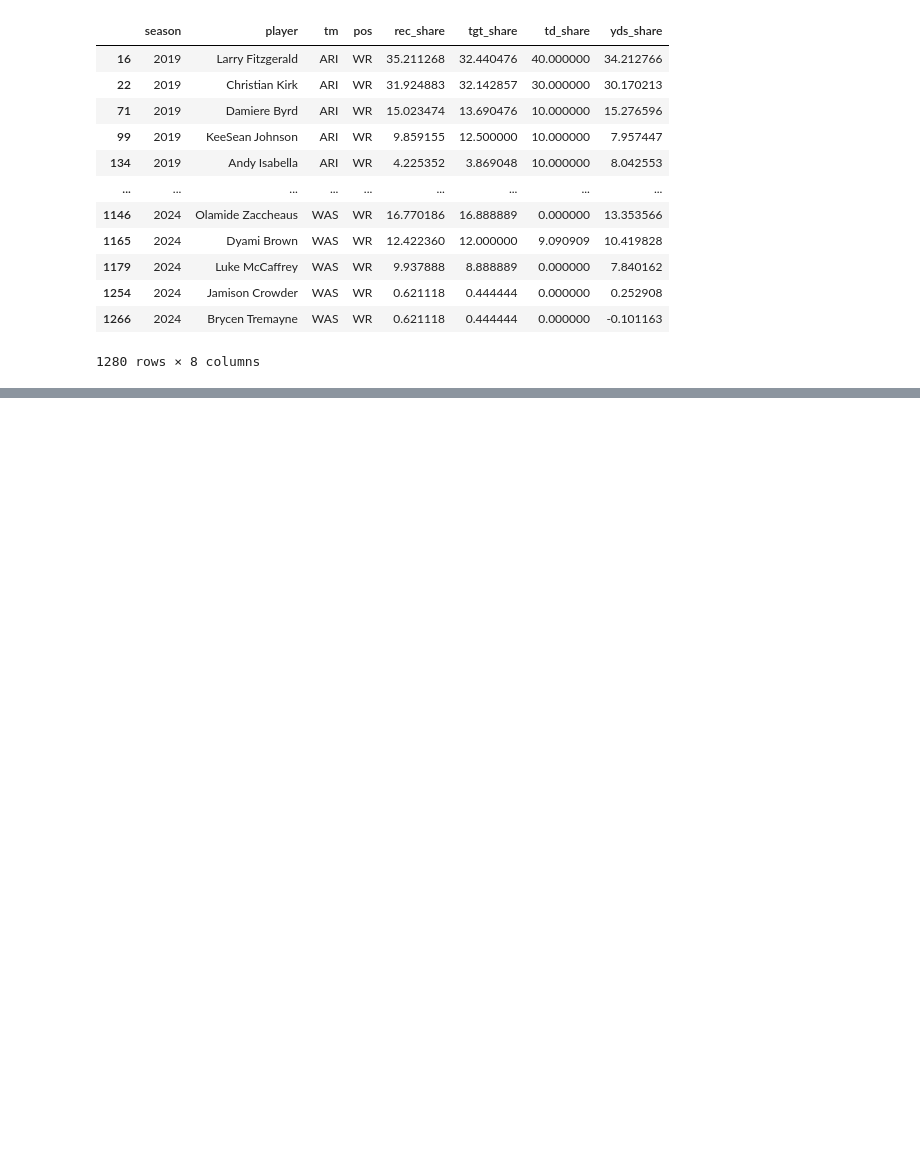
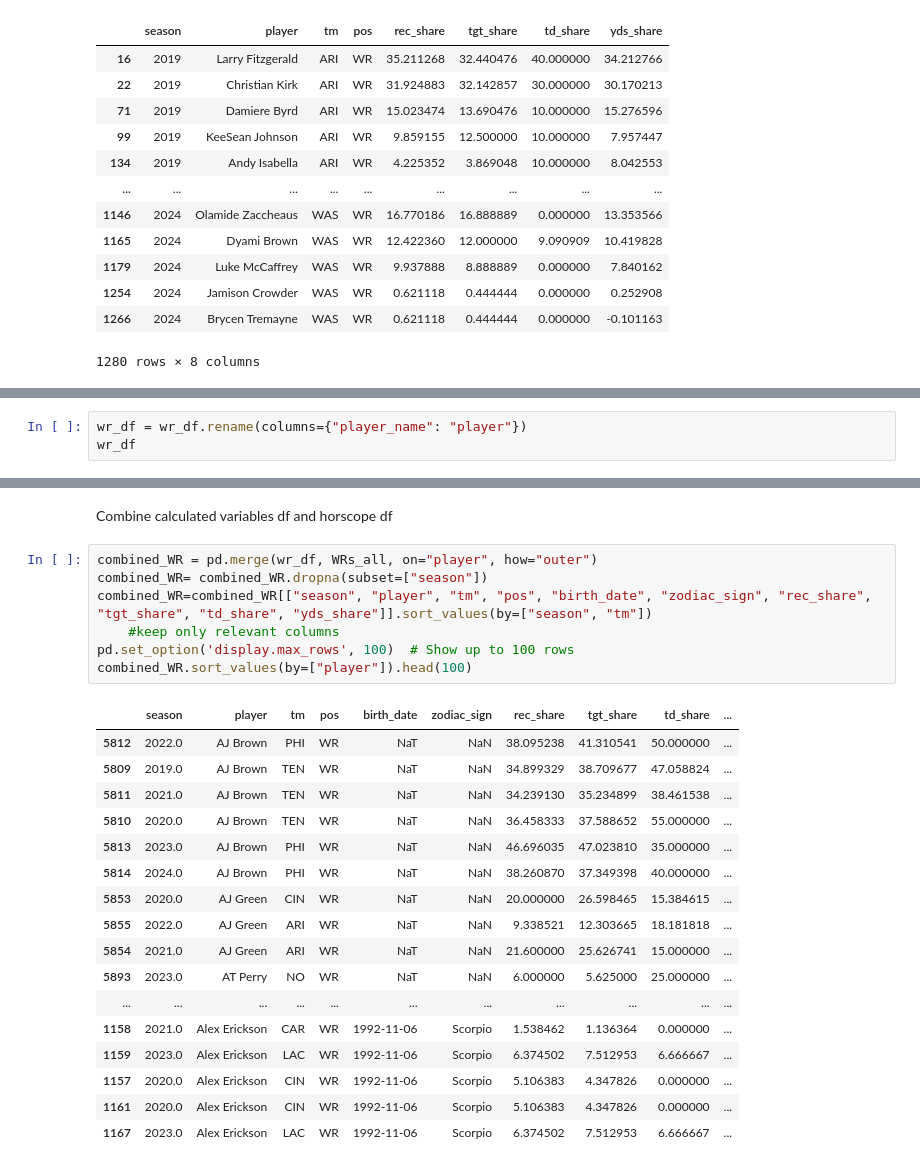
Before and after one commit to connor-pickett/2025_FinalProject_Ctrl-Alt-Defeat, a Jupyter notebook: Master_Code.ipynb, the cells around one changed output, grey strips where cells are left out. Saved outputs shown, nothing was run; the diff lists cells and outputs as text; blank space fills up the shorter version.

```diff
--- a/Master_Code.ipynb
+++ b/Master_Code.ipynb
@@ -104,0 +185,3 @@ WRs_all[["season", "player", "tm", "pos", "rec_share", "tgt_share", "td_share",
+# %%
+wr_df = wr_df.rename(columns={"player_name": "player"})
+wr_df
@@ -104,0 +219,27 @@ WRs_all[["season", "player", "tm", "pos", "rec_share", "tgt_share", "td_share",
+# %% [markdown]
+Combine calculated variables df and horscope df
+# %%
+combined_WR = pd.merge(wr_df, WRs_all, on="player", how="outer")
+combined_WR= combined_WR.dropna(subset=["season"])
+combined_WR=combined_WR[["season", "player", "tm", "pos", "birth_date", "zodiac_sign", "rec_share", "tgt_share", "td_share", "yds_share"]].sort_values(by=["season", "tm"])
+    #keep only relevant columns
+pd.set_option('display.max_rows', 100)  # Show up to 100 rows
+combined_WR.sort_values(by=["player"]).head(100)
+# %% [output]
+|  | season | player | tm | pos | birth_date | zodiac_sign | rec_share | tgt_share | td_share | ... |
+| 5812 | 2022.0 | AJ Brown | PHI | WR | NaT | NaN | 38.095238 | 41.310541 | 50.000000 | ... |
+| 5809 | 2019.0 | AJ Brown | TEN | WR | NaT | NaN | 34.899329 | 38.709677 | 47.058824 | ... |
+| 5811 | 2021.0 | AJ Brown | TEN | WR | NaT | NaN | 34.239130 | 35.234899 | 38.461538 | ... |
+| 5810 | 2020.0 | AJ Brown | TEN | WR | NaT | NaN | 36.458333 | 37.588652 | 55.000000 | ... |
+| 5813 | 2023.0 | AJ Brown | PHI | WR | NaT | NaN | 46.696035 | 47.023810 | 35.000000 | ... |
+| 5814 | 2024.0 | AJ Brown | PHI | WR | NaT | NaN | 38.260870 | 37.349398 | 40.000000 | ... |
+| 5853 | 2020.0 | AJ Green | CIN | WR | NaT | NaN | 20.000000 | 26.598465 | 15.384615 | ... |
+| 5855 | 2022.0 | AJ Green | ARI | WR | NaT | NaN | 9.338521 | 12.303665 | 18.181818 | ... |
+| 5854 | 2021.0 | AJ Green | ARI | WR | NaT | NaN | 21.600000 | 25.626741 | 15.000000 | ... |
+| 5893 | 2023.0 | AT Perry | NO | WR | NaT | NaN | 6.000000 | 5.625000 | 25.000000 | ... |
+| ... | ... | ... | ... | ... | ... | ... | ... | ... | ... | ... |
+| 1158 | 2021.0 | Alex Erickson | CAR | WR | 1992-11-06 | Scorpio | 1.538462 | 1.136364 | 0.000000 | ... |
+| 1159 | 2023.0 | Alex Erickson | LAC | WR | 1992-11-06 | Scorpio | 6.374502 | 7.512953 | 6.666667 | ... |
+| 1157 | 2020.0 | Alex Erickson | CIN | WR | 1992-11-06 | Scorpio | 5.106383 | 4.347826 | 0.000000 | ... |
+| 1161 | 2020.0 | Alex Erickson | CIN | WR | 1992-11-06 | Scorpio | 5.106383 | 4.347826 | 0.000000 | ... |
+| 1167 | 2023.0 | Alex Erickson | LAC | WR | 1992-11-06 | Scorpio | 6.374502 | 7.512953 | 6.666667 | ... |
```
Also changed, not shown: parts of 13 cells of this notebook.
